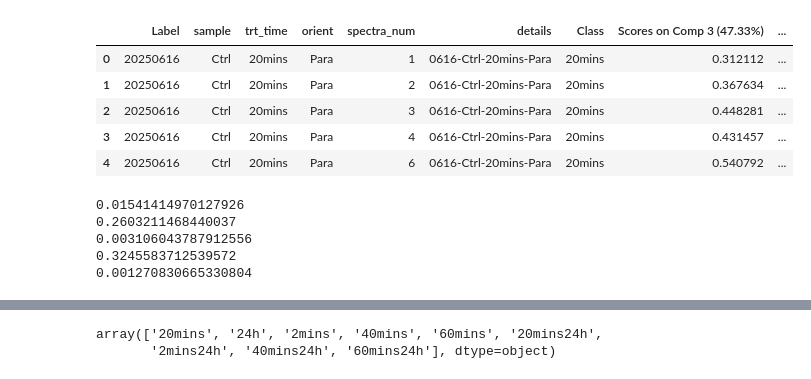
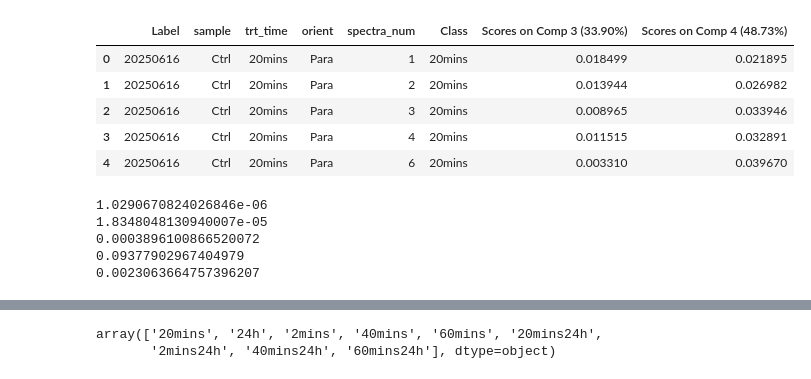
Before and after one commit to bunmiadejimi/Raman_Collagen, a Jupyter notebook: MCR_Stats.ipynb, the cells around one changed output, grey strips where cells are left out. Saved outputs shown, nothing was run; the diff lists cells and outputs as text; code cells hidden in the pictures.

```diff
--- a/MCR_Stats.ipynb
+++ b/MCR_Stats.ipynb
@@ -7,35 +7,37 @@ from statsmodels.stats.multicomp import pairwise_tukeyhsd
 
 import seaborn as sns
 # %%
-df = pd.read_excel('c:\\Users\\oadeji01\\OneDrive - Tufts\\Bunmi - NavehLab-01\\Raman_Bunmi\\Master_Data\\MCR\\MCR_CtrlvTrt\\Para_Scores_Summary.xlsx', sheet_name = "Sheet1")
+df = pd.read_excel('c:\\Users\\oadeji01\\OneDrive - Tufts\\Bunmi - NavehLab-01\\Raman_Bunmi\\Master_Data\\MCR\\1450_CvT\\Summary_data.xlsx', sheet_name = "Para_score")
+#MCR_CtrlvTrt\\Para_Scores_Summary.xlsx
 df.head()
 # %% [output]
-|  | Label | sample | trt_time | orient | spectra_num | details | Class | Scores on Comp 3 (47.33%) | ... |
-| 0 | 20250616 | Ctrl | 20mins | Para | 1 | 0616-Ctrl-20mins-Para | 20mins | 0.312112 | ... |
-| 1 | 20250616 | Ctrl | 20mins | Para | 2 | 0616-Ctrl-20mins-Para | 20mins | 0.367634 | ... |
-| 2 | 20250616 | Ctrl | 20mins | Para | 3 | 0616-Ctrl-20mins-Para | 20mins | 0.448281 | ... |
-| 3 | 20250616 | Ctrl | 20mins | Para | 4 | 0616-Ctrl-20mins-Para | 20mins | 0.431457 | ... |
-| 4 | 20250616 | Ctrl | 20mins | Para | 6 | 0616-Ctrl-20mins-Para | 20mins | 0.540792 | ... |
+|  | Label | sample | trt_time | orient | spectra_num | Class | Scores on Comp 3 (33.90%) | Scores on Comp 4 (48.73%) |
+| 0 | 20250616 | Ctrl | 20mins | Para | 1 | 20mins | 0.018499 | 0.021895 |
+| 1 | 20250616 | Ctrl | 20mins | Para | 2 | 20mins | 0.013944 | 0.026982 |
+| 2 | 20250616 | Ctrl | 20mins | Para | 3 | 20mins | 0.008965 | 0.033946 |
+| 3 | 20250616 | Ctrl | 20mins | Para | 4 | 20mins | 0.011515 | 0.032891 |
+| 4 | 20250616 | Ctrl | 20mins | Para | 6 | 20mins | 0.003310 | 0.039670 |
 # %%
 
 data = []
 for x in ['2mins','20mins', '40mins', '60mins', '24h']:
     dff = df[df['trt_time'].str.contains(x)]
-    print(f"{shapiro(dff['Scores on Comp 4 (41.47%)'])[1]}")
-    tukey = pairwise_tukeyhsd(endog=dff['Scores on Comp 4 (41.47%)'],
+    print(f"{shapiro(dff['Scores on Comp 4 (48.73%)'])[1]}")
+    tukey = pairwise_tukeyhsd(endog=dff['Scores on Comp 4 (48.73%)'],
                             groups=dff['sample'],
-                            alpha=0.05)
+                            alpha=0.05
+                            )
     #display results
     #print(f"Results for {x}")
     #print(tukey)
     #print('*****************************************************')
     data.append(pd.DataFrame(tukey.summary().data[1:], columns = tukey.summary().data[0]))
 # %% [output]
-0.01541414970127926
-0.2603211468440037
-0.003106043787912556
-0.3245583712539572
-0.001270830665330804
+1.0290670824026846e-06
+1.8348048130940007e-05
+0.0003896100866520072
+0.09377902967404979
+0.0023063664757396207
 # %%
 stat_results = pd.concat(data).reset_index(drop=True).iloc[:13, :]
 stat_results.insert(7, 'sig', value = ['**' if x < 0.01 else ('*' if x<0.05  else 'ns') for x in stat_results['p-adj']])
```
Also changed, not shown: parts of 7 cells of this notebook.
